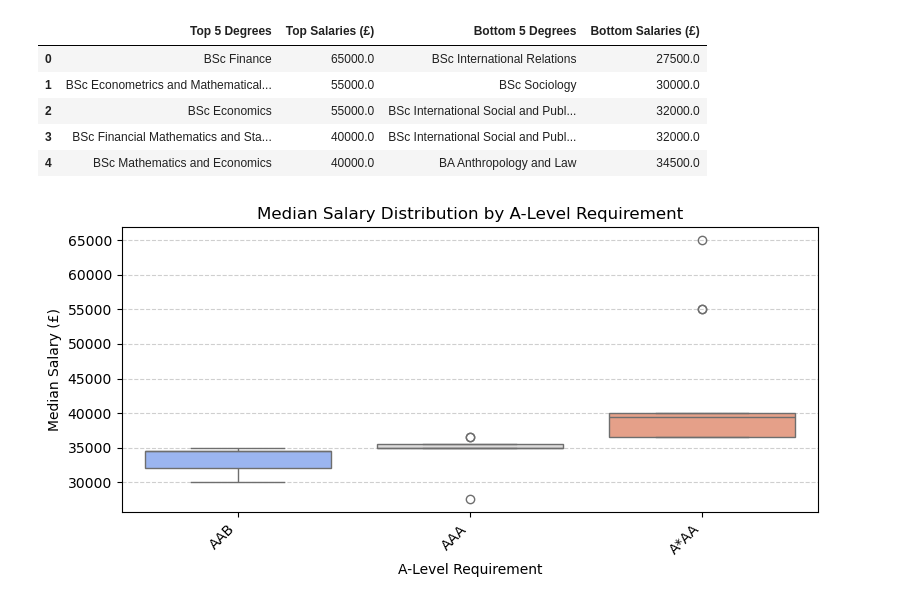
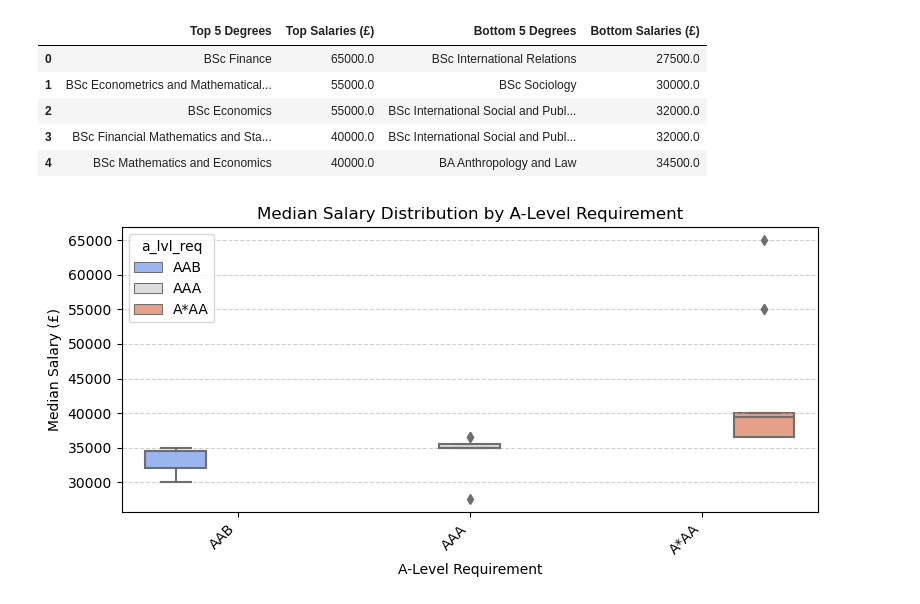
Before and after one commit to MaSe1010/project2, a Jupyter notebook: final_report.ipynb, the cells around one changed output. Drawn from its saved outputs; the diff is of its cells as text; code cells hidden in the pictures.

```diff
--- a/final_report.ipynb
+++ b/final_report.ipynb
@@ -220,17 +247,17 @@ pd.concat([top5, bottom5], axis=1)
 # %%
 requirement_order = sorted(programms_df_clean['a_lvl_req'].unique(), reverse=True)
 plt.figure(figsize=(8,4))
-sns.boxplot(data=programms_df_clean, x='a_lvl_req', y='median_salary', order=requirement_order, palette='coolwarm', hue='a_lvl_req', legend=False)
+sns.boxplot(data=programms_df_clean, x='a_lvl_req', y='median_salary', order=requirement_order, palette='coolwarm', hue='a_lvl_req')
 
 plt.title('Median Salary Distribution by A-Level Requirement')
 plt.xlabel('A-Level Requirement')
 plt.ylabel('Median Salary (£)')
 plt.xticks(rotation=45, ha='right')
 plt.grid(axis='y', linestyle='--', alpha=0.6)
 plt.tight_layout()
 plt.show()
 # %% [output]
-[figure, old version]
+[figure, new version]
 # %%
 plt.figure(figsize=(10, 6))
 sns.scatterplot(data=programms_df_clean, x='acceptance_perc', y='median_salary', hue='a_lvl_req', alpha=0.7)
```
Also changed, not shown: parts of 68 cells of this notebook, 1 other file.
